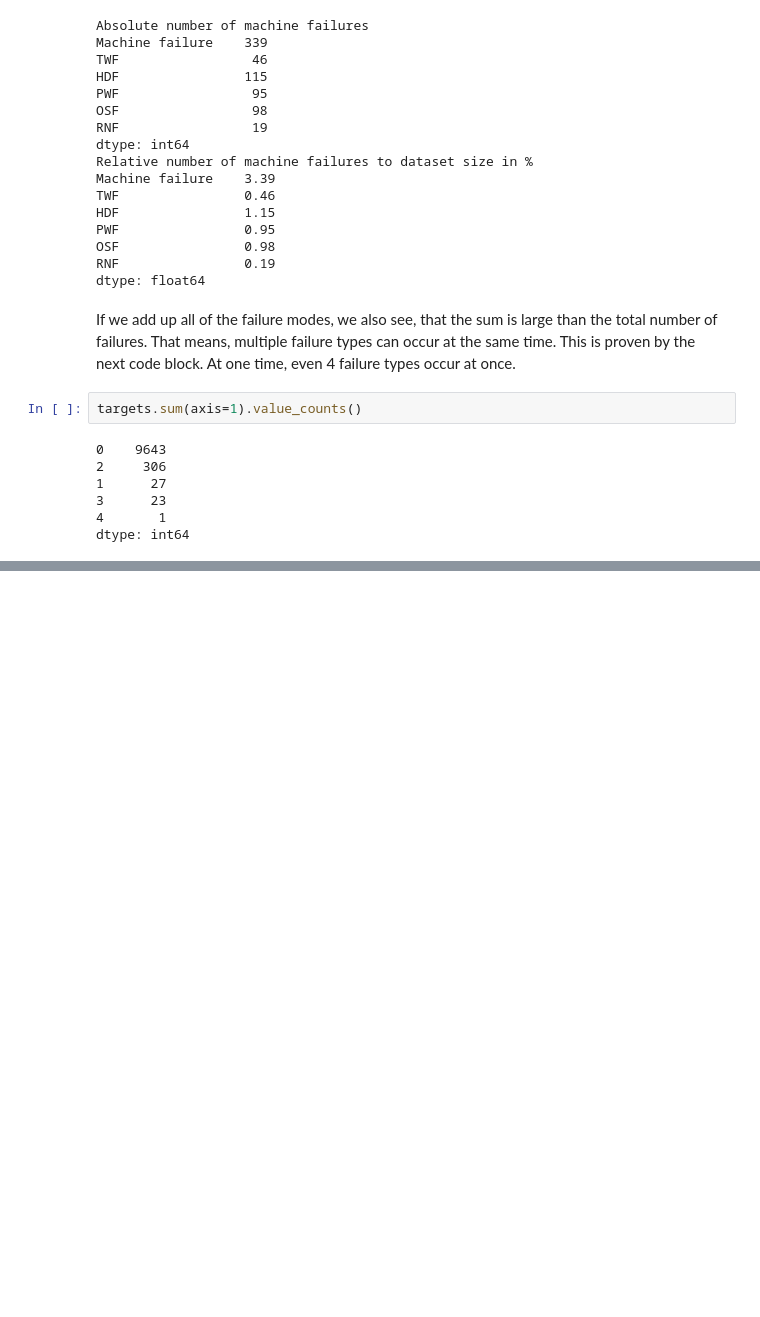
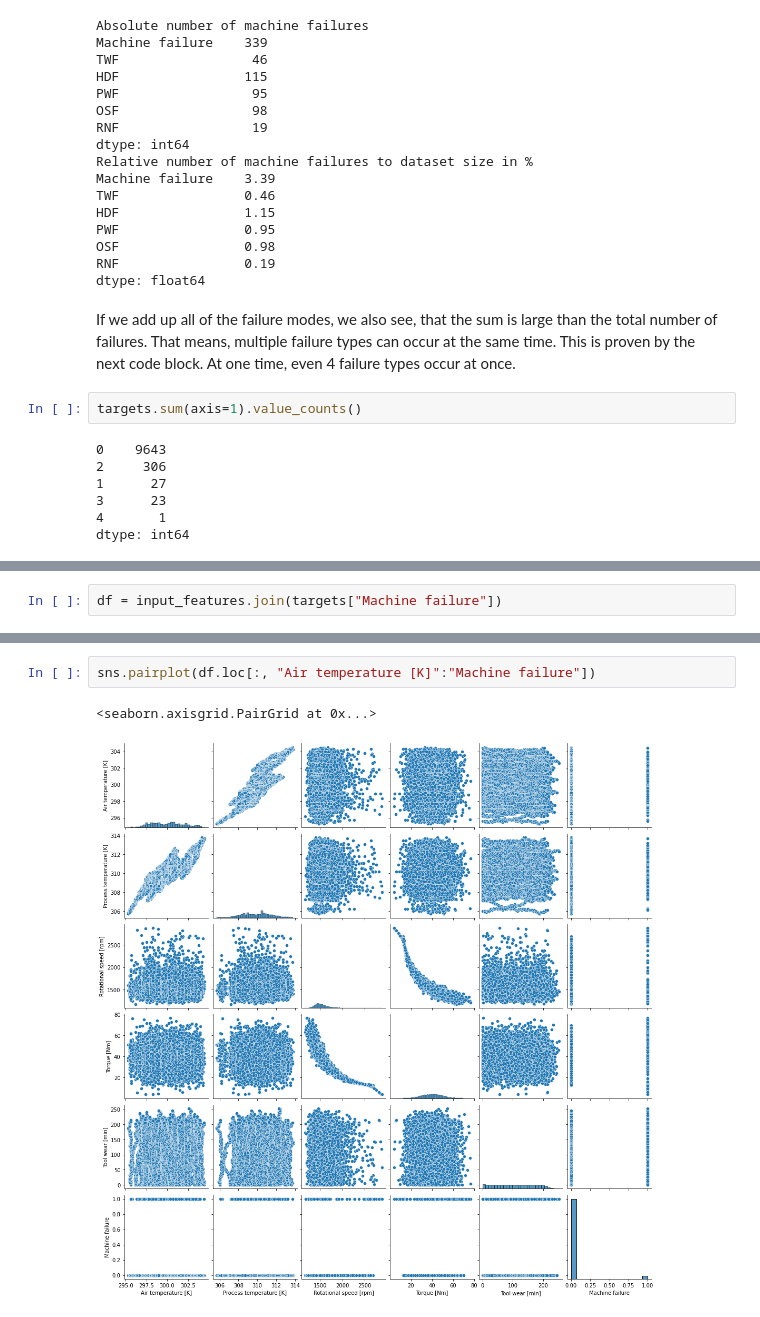
Before and after one commit to hfrechen/predictive_maintenance, a Jupyter notebook: notebooks/EDA.ipynb, the cells around one changed output, grey strips where cells are left out. Saved outputs shown, nothing was run; the diff lists cells and outputs as text; blank space fills up the shorter version.

Commit message:
Time dependent and pairplot

```diff
--- a/notebooks/EDA.ipynb
+++ b/notebooks/EDA.ipynb
@@ -133,3 +142,5 @@ dtype: int64
+# %%
+df = input_features.join(targets["Machine failure"])
 # %% [markdown]
 # Exploratory plotting
 
@@ -141,0 +157,5 @@ plt.show()
+# %%
+sns.pairplot(df.loc[:, "Air temperature [K]":"Machine failure"])
+# %% [output]
+<seaborn.axisgrid.PairGrid at 0x...>
+[figure, added]
```
Also changed, not shown: parts of 7 cells of this notebook.
